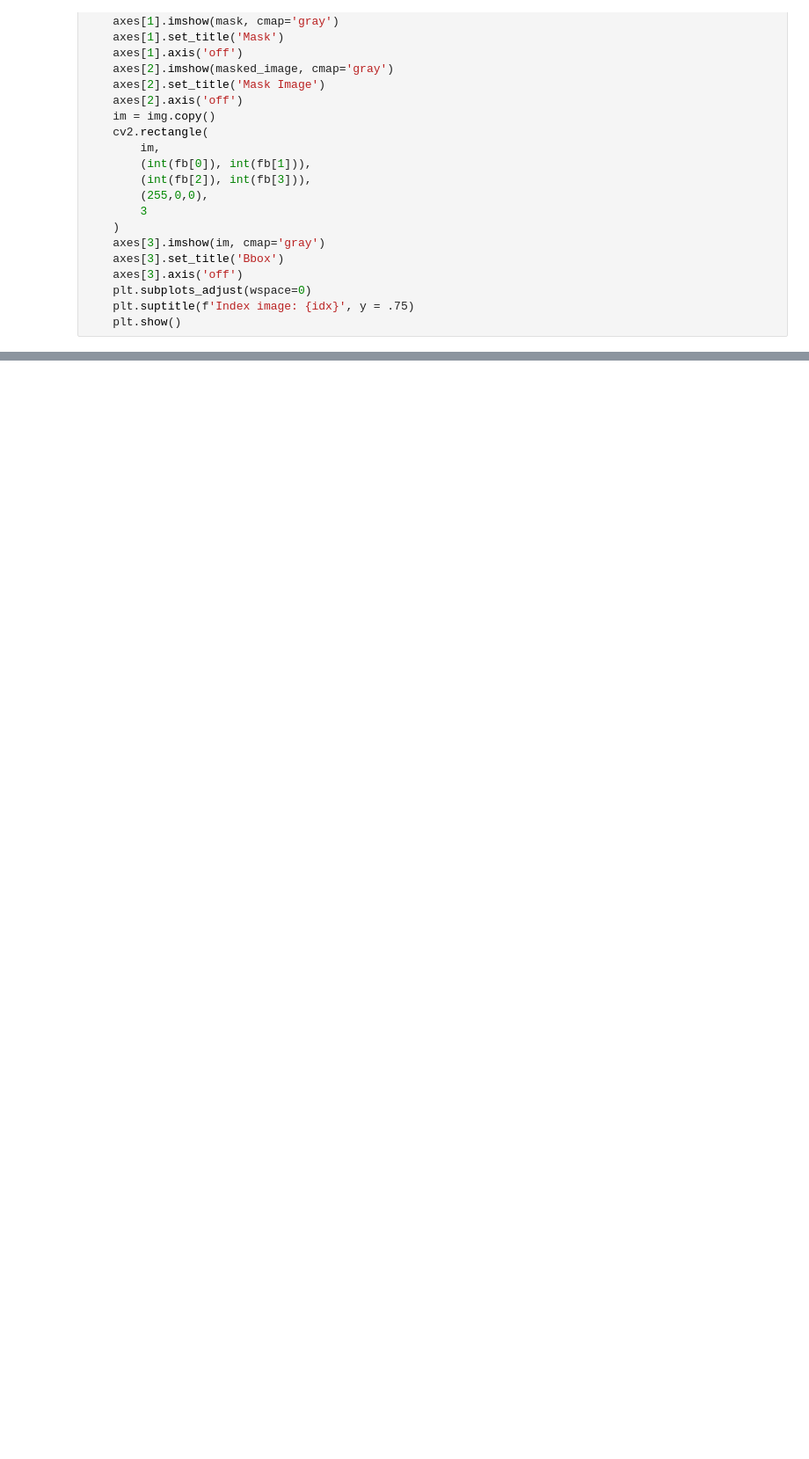
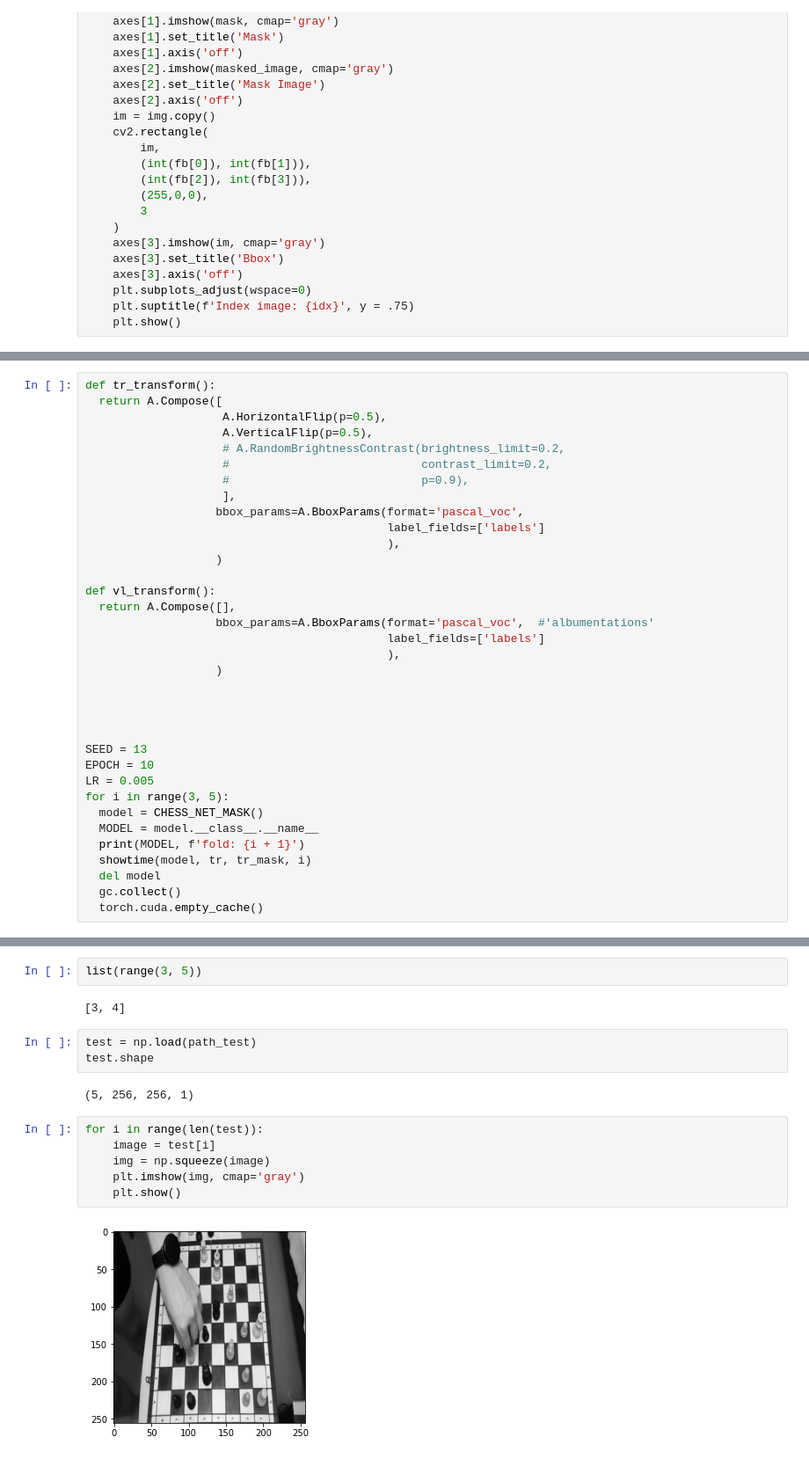
Before and after one commit to beifa/myte, a Jupyter notebook: chess_board.ipynb, the cells around one changed output, grey strips where cells are left out. Shown at 88% size. Cells and saved outputs as stored; diff of their text form; blank space fills up the shorter version.

```diff
--- a/chess_board.ipynb
+++ b/chess_board.ipynb
@@ -227,0 +479,35 @@ for _ in range(2):
+# %%
+def tr_transform():
+  return A.Compose([
+                    A.HorizontalFlip(p=0.5),
+                    A.VerticalFlip(p=0.5),
+                    # A.RandomBrightnessContrast(brightness_limit=0.2,
+                    #                            contrast_limit=0.2,
+                    #                            p=0.9),
+                    ],
+                   bbox_params=A.BboxParams(format='pascal_voc',
+                                            label_fields=['labels']
+                                            ),
+                   )
+
+def vl_transform():
+  return A.Compose([],
+                   bbox_params=A.BboxParams(format='pascal_voc',  #'albumentations'
+                                            label_fields=['labels']
+                                            ),
+                   )
+
+
+
+
+SEED = 13
+EPOCH = 10
+LR = 0.005
+for i in range(3, 5):
+  model = CHESS_NET_MASK()
+  MODEL = model.__class__.__name__
+  print(MODEL, f'fold: {i + 1}')
+  showtime(model, tr, tr_mask, i)
+  del model
+  gc.collect()
+  torch.cuda.empty_cache()
@@ -227,0 +555,17 @@ for _ in range(2):
+# %%
+list(range(3, 5))
+# %% [output]
+[3, 4]
+# %%
+test = np.load(path_test)
+test.shape
+# %% [output]
+(5, 256, 256, 1)
+# %%
+for i in range(len(test)):
+    image = test[i]
+    img = np.squeeze(image)
+    plt.imshow(img, cmap='gray')
+    plt.show()
+# %% [output]
+[figure, added]
```
Also changed, not shown: parts of 28 cells of this notebook.
